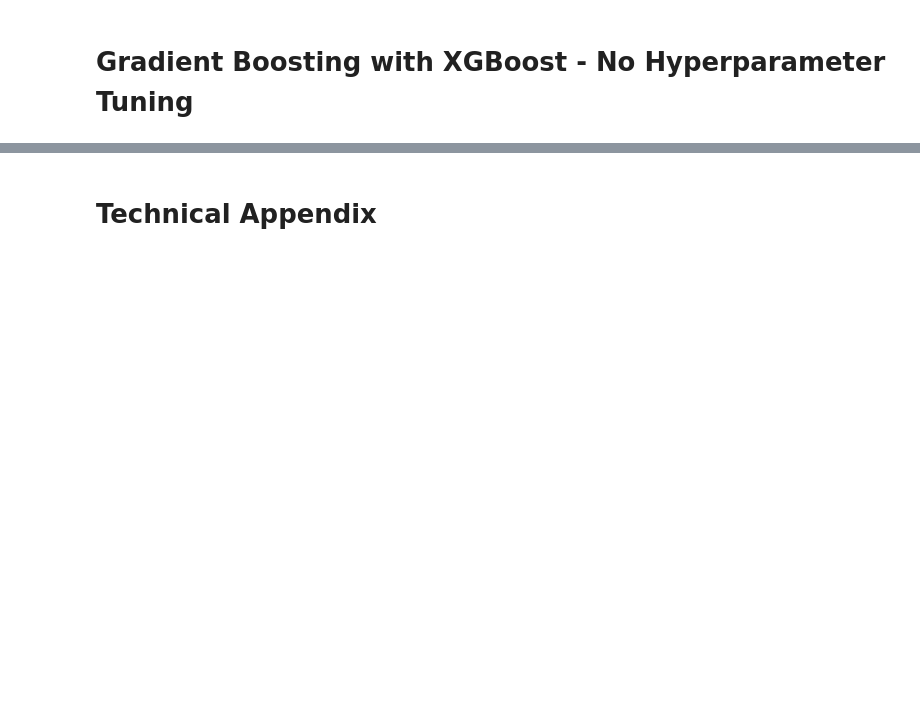
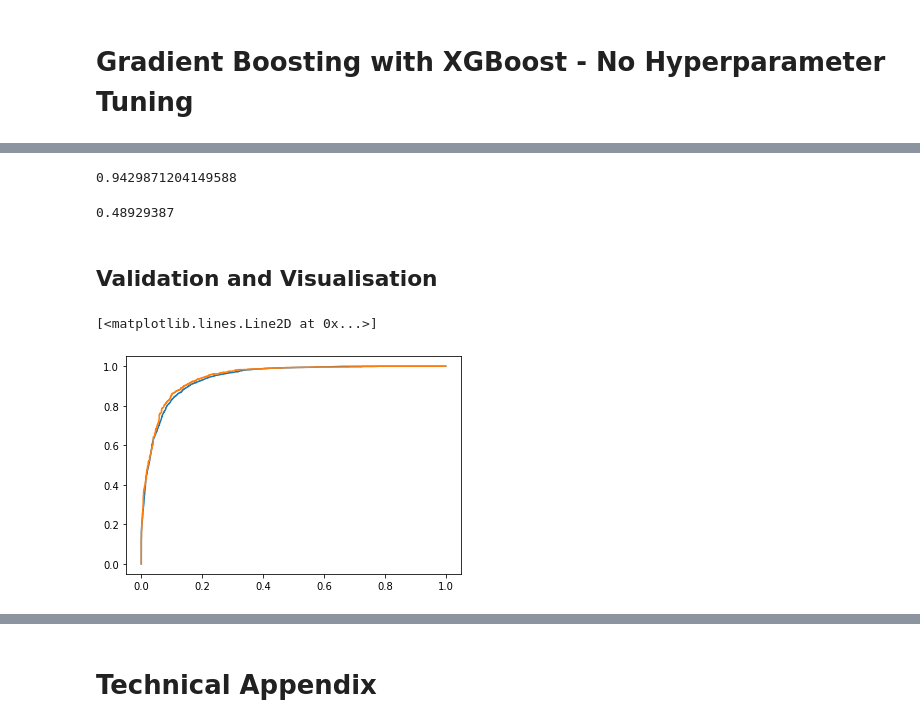
Before and after one commit to MatePocs/hotel_reserve_cancellations, a Jupyter notebook: 02_modelling.ipynb, the cells around one changed output, grey strips where cells are left out. Drawn from its saved outputs; the diff is of its cells as text; code cells hidden in the pictures; blank space fills up the shorter version.

Commit message:
xgbc

```diff
--- a/02_modelling.ipynb
+++ b/02_modelling.ipynb
@@ -759,4 +832,4 @@ Excluding this for overfitting.
 # %% [markdown]
 # Gradient Boosting with XGBoost - No Hyperparameter Tuning
 # %%
-xgbc = XGBClassifier()
+xgbc_chosen = XGBClassifier()
@@ -762,0 +838,2 @@ xgbc = XGBClassifier()
+# %%
+xgbc_chosen.fit(X_train_dtree, y_train_dtree)
@@ -762,0 +848,19 @@ xgbc = XGBClassifier()
+# %%
+y_train_prediction_probabilities_xgbc = xgbc_chosen.predict_proba(X_train_dtree)
+
+fpr_train_xgbc, tpr_train_xgbc, thresholds_train_xgbc = \
+    roc_curve(y_train_dtree, y_train_prediction_probabilities_xgbc[:,1])
+
+auc(fpr_train_xgbc, tpr_train_xgbc)
+# %% [output]
+0.9429871204149588
+# %%
+zweig_campbell_scores_train_xgbc = \
+    tpr_train_xgbc - m * fpr_train_xgbc
+
+chosen_threshold_xgbc = \
+    thresholds_train_xgbc[np.argmax(zweig_campbell_scores_train_xgbc)]
+
+chosen_threshold_xgbc
+# %% [output]
+0.48929387
@@ -762,0 +869,14 @@ xgbc = XGBClassifier()
+# %% [markdown]
+## Validation and Visualisation
+# %%
+y_valid_prediction_probabilities_xgbc = \
+    xgbc_chosen.predict_proba(X_valid_dtree)
+
+fpr_valid_xgbc, tpr_valid_xgbc, thresholds_valid_xgbc = \
+    roc_curve(y_valid_dtree, y_valid_prediction_probabilities_xgbc[:,1])
+# %%
+plt.plot(fpr_train_xgbc, tpr_train_xgbc)
+plt.plot(fpr_valid_xgbc, tpr_valid_xgbc)
+# %% [output]
+[<matplotlib.lines.Line2D at 0x...>]
+[figure, added]
```
Also changed, not shown: parts of 12 cells of this notebook.
